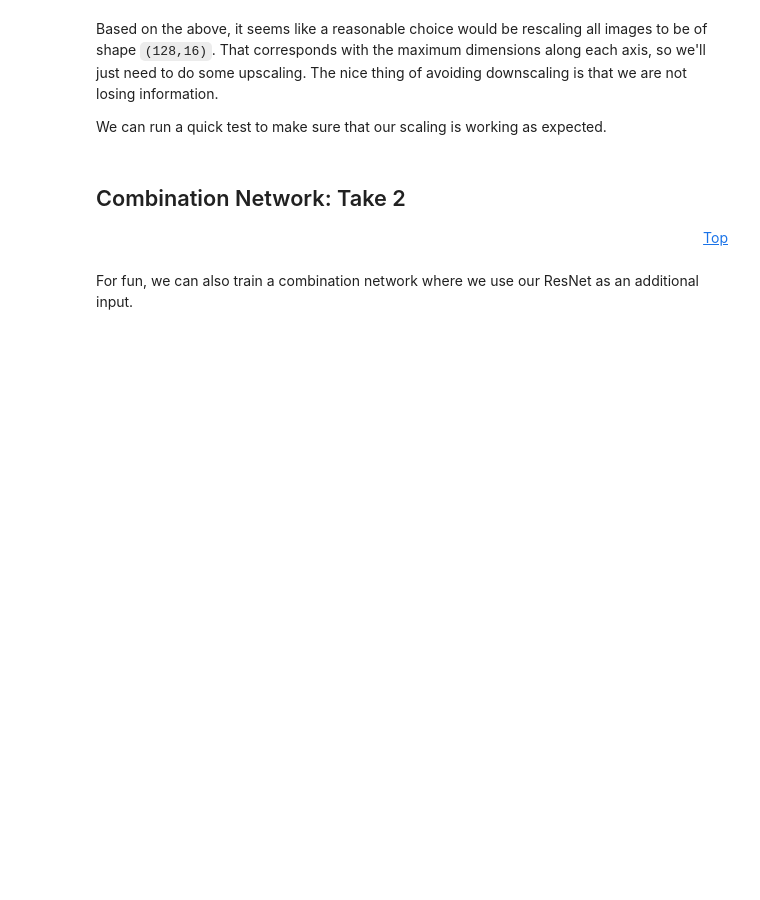
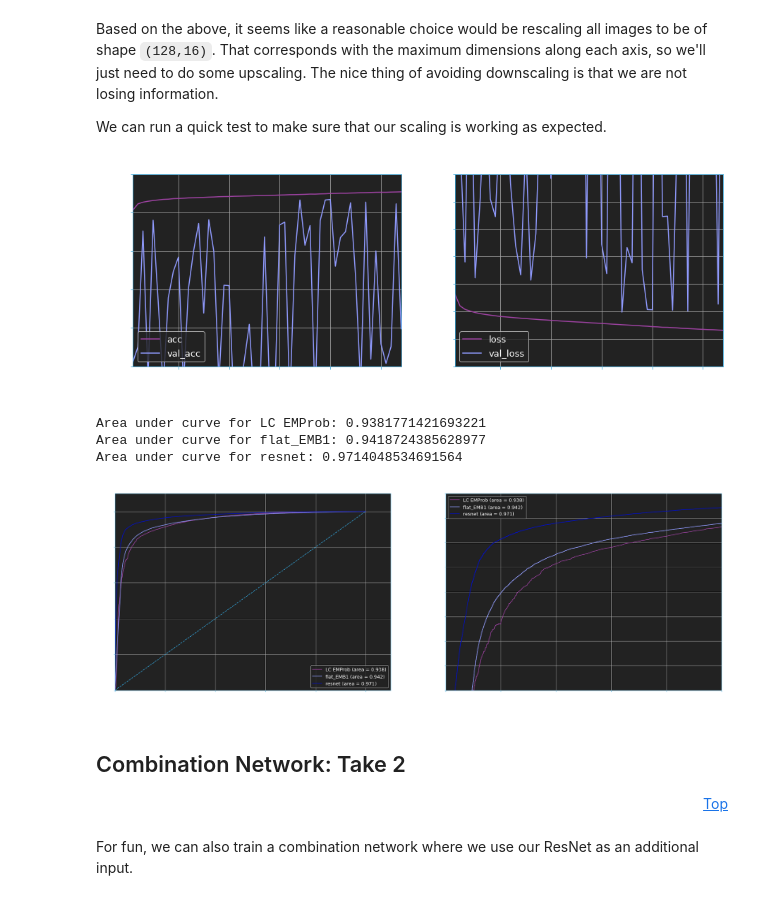
Before and after one commit to atlas-calo-ml/caloml-atlas, a Jupyter notebook: classifier/TopoClusterClassifier_Jan.ipynb, the cells around one changed output. Saved outputs shown, nothing was run; the diff lists cells and outputs as text; code cells hidden in the pictures; blank space fills up the shorter version.

```diff
--- a/classifier/TopoClusterClassifier_Jan.ipynb
+++ b/classifier/TopoClusterClassifier_Jan.ipynb
@@ -609,26 +612,32 @@ model_scores[model_key] = models[model_key].predict(pcells_merged_unflattened)[:
 # %%
 cpu.MetricPlot(
     model_history,
-    plotstyle,
     plotpath=plotpath,
-    model_keys=[model_key]
+    model_keys=['resnet'],
+    plotstyle=plotstyle
 )
 
 cpu.RocCurves(
     model_scores,
     data_labels=plabels[:,1],
     indices=pdata_merged.test,
     roc_fpr=roc_fpr,
     roc_tpr=roc_tpr,
     roc_thresh=roc_thresh,
     roc_auc=roc_auc,
     plotpath=plotpath,
     plotname='ROC_resnet',
     drawPlots=True,
     plotstyle=plotstyle,
     figsize=(30,10),
-    model_keys=['LC EMProb', 'flat_EMB1', model_key]
+    model_keys=['LC EMProb', 'flat_EMB1', 'resnet']
 )
+# %% [output]
+[figure, added]
+Area under curve for LC EMProb: 0.9381771421693221
+Area under curve for flat_EMB1: 0.9418724385628977
+Area under curve for resnet: 0.9714048534691564
+[figure, added]
 # %% [markdown]
 ## Combination Network: Take 2
 <div style="text-align: right"> <a href="#Image-Classification-of-ATLAS-Calorimeter-Topo-Clusters-Rewrite">Top</a> </div>
```
Also changed, not shown: parts of 17 cells of this notebook, 3 other files.
